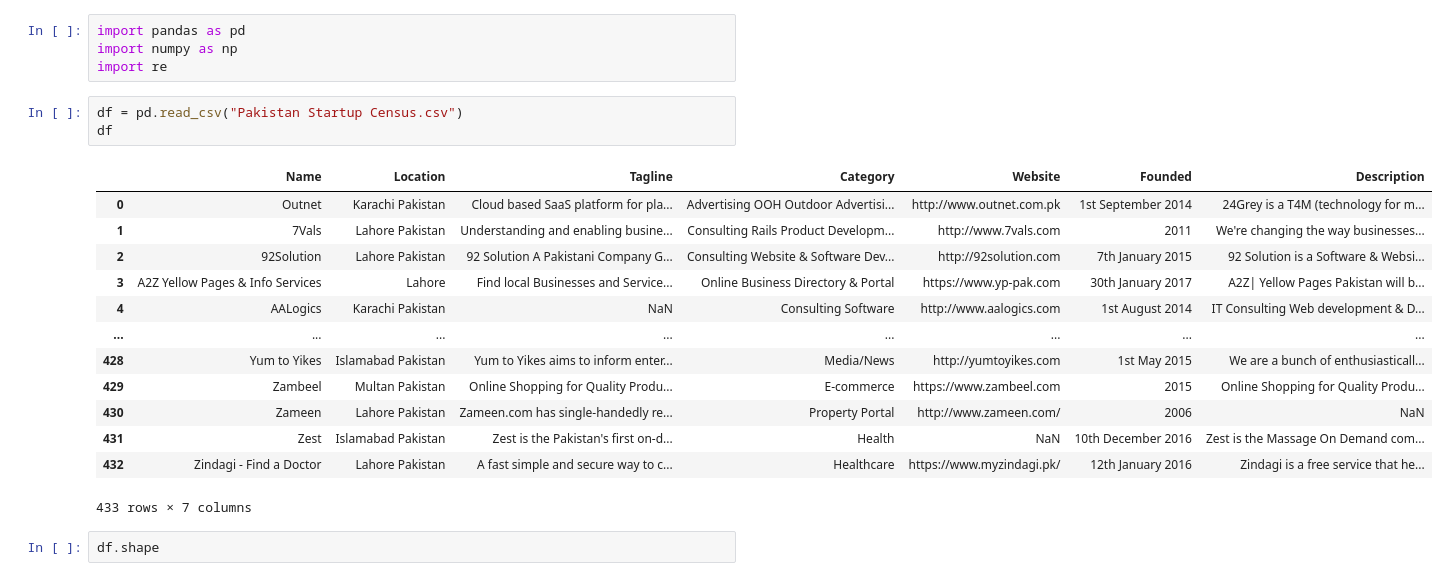
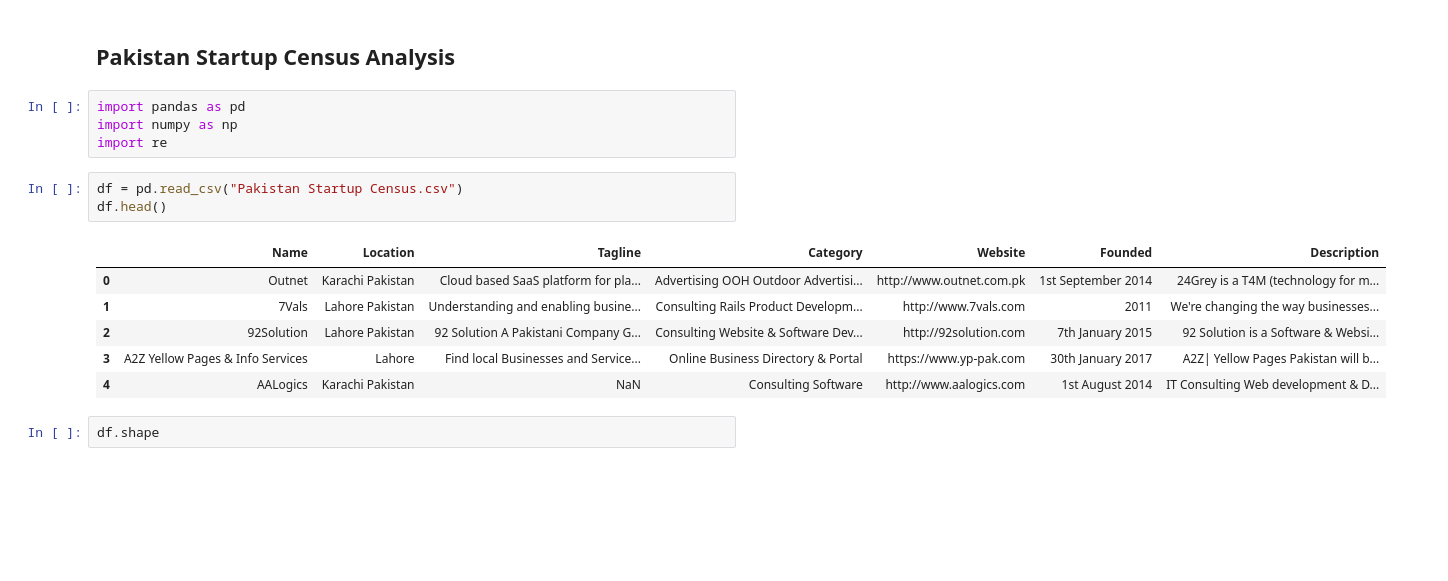
Before and after one commit to NimraZeeshan/Pakistan_startup_census, a Jupyter notebook: paksitan_startup_analysis.ipynb, the cells around one changed output. Saved outputs shown, nothing was run; the diff lists cells and outputs as text; blank space fills up the shorter version.

```diff
--- a/paksitan_startup_analysis.ipynb
+++ b/paksitan_startup_analysis.ipynb
@@ -1,24 +1,19 @@
+# %% [markdown]
+## Pakistan Startup Census Analysis
 # %%
 import pandas as pd
 import numpy as np
 import re
 # %%
 df = pd.read_csv("Pakistan Startup Census.csv")
-df
+df.head()
 # %% [output]
 |  | Name | Location | Tagline | Category | Website | Founded | Description |
 | 0 | Outnet | Karachi Pakistan | Cloud based SaaS platform for pla... | Advertising OOH Outdoor Advertisi... | http://www.outnet.com.pk | 1st September 2014 | 24Grey is a T4M (technology for m... |
 | 1 | 7Vals | Lahore Pakistan | Understanding and enabling busine... | Consulting Rails Product Developm... | http://www.7vals.com | 2011 | We're changing the way businesses... |
 | 2 | 92Solution | Lahore Pakistan | 92 Solution A Pakistani Company G... | Consulting Website & Software Dev... | http://92solution.com | 7th January 2015 | 92 Solution is a Software & Websi... |
 | 3 | A2Z Yellow Pages & Info Services | Lahore | Find local Businesses and Service... | Online Business Directory & Portal | https://www.yp-pak.com | 30th January 2017 | A2Z| Yellow Pages Pakistan will b... |
 | 4 | AALogics | Karachi Pakistan | NaN | Consulting Software | http://www.aalogics.com | 1st August 2014 | IT Consulting Web development & D... |
-| ... | ... | ... | ... | ... | ... | ... | ... |
-| 428 | Yum to Yikes | Islamabad Pakistan | Yum to Yikes aims to inform enter... | Media/News | http://yumtoyikes.com | 1st May 2015 | We are a bunch of enthusiasticall... |
-| 429 | Zambeel | Multan Pakistan | Online Shopping for Quality Produ... | E-commerce | https://www.zambeel.com | 2015 | Online Shopping for Quality Produ... |
-| 430 | Zameen | Lahore Pakistan | Zameen.com has single-handedly re... | Property Portal | http://www.zameen.com/ | 2006 | NaN |
-| 431 | Zest | Islamabad Pakistan | Zest is the Pakistan's first on-d... | Health | NaN | 10th December 2016 | Zest is the Massage On Demand com... |
-| 432 | Zindagi - Find a Doctor | Lahore Pakistan | A fast simple and secure way to c... | Healthcare | https://www.myzindagi.pk/ | 12th January 2016 | Zindagi is a free service that he... |
-433 rows × 7 columns
 # %%
 df.shape
 # %% [output]
```
Also changed, not shown: parts of 13 cells of this notebook, 17 other files.
